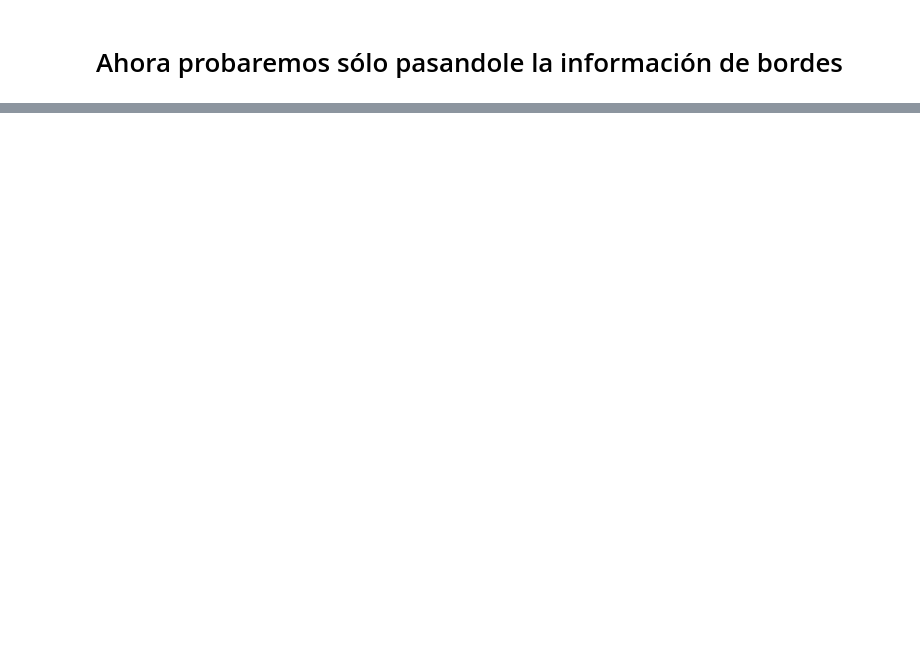
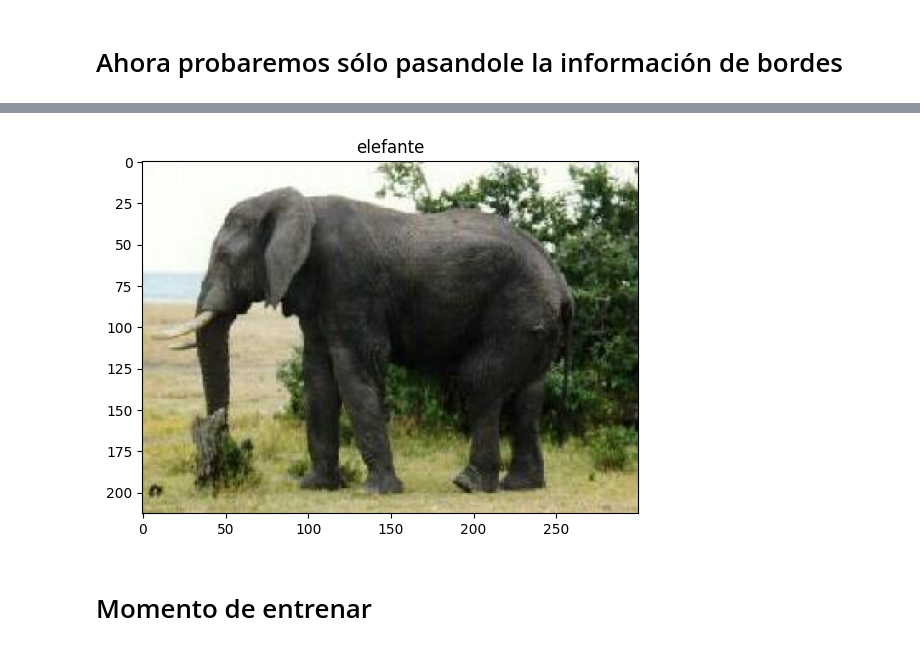
Before and after one commit to pabloChantada/PVC_investigacion, a Jupyter notebook: p3.ipynb, the cells around one changed output, grey strips where cells are left out. Saved outputs shown, nothing was run; the diff lists cells and outputs as text; code cells hidden in the pictures; blank space fills up the shorter version.

```diff
--- a/p3.ipynb
+++ b/p3.ipynb
@@ -460,0 +473,5 @@ Es decir, clasificar cada img, considerando caracterı́sticas integradas para t
+# %%
+# ahora armamos X e Y
+
+X = [*elefante, *rino, *otros]
+Y =  [*['elefante']*len(elefante), *['rino']*len(rino), *['otros']*len(otros)]
@@ -460,0 +481,12 @@ Es decir, clasificar cada img, considerando caracterı́sticas integradas para t
+# %%
+# (como simple demostracion de que lo anterior es correcto..
+from random import randint as r
+
+indice = r(0,len(X))
+
+plt.imshow(X[indice])
+plt.title(Y[indice])
+plt.show()
+# ...si al ejecutar, el titulo se corresponde con la imagen es que X e Y estan construidos segun nuestro deseo)
+# %% [output]
+[figure, added]
@@ -460,0 +503,2 @@ Es decir, clasificar cada img, considerando caracterı́sticas integradas para t
+# %% [markdown]
+# Momento de entrenar
```
Also changed, not shown: parts of 36 cells of this notebook.
